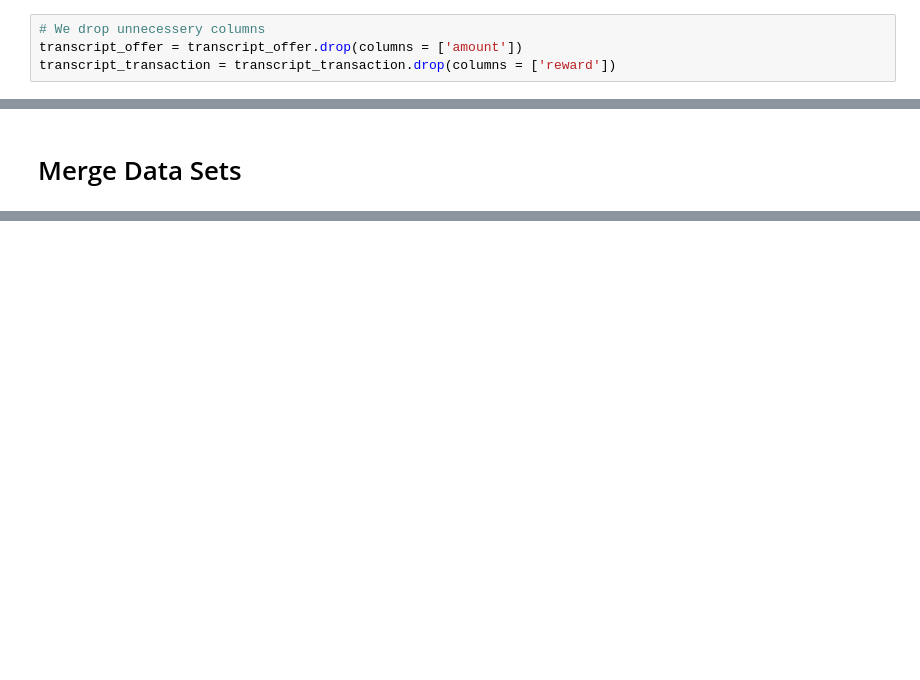
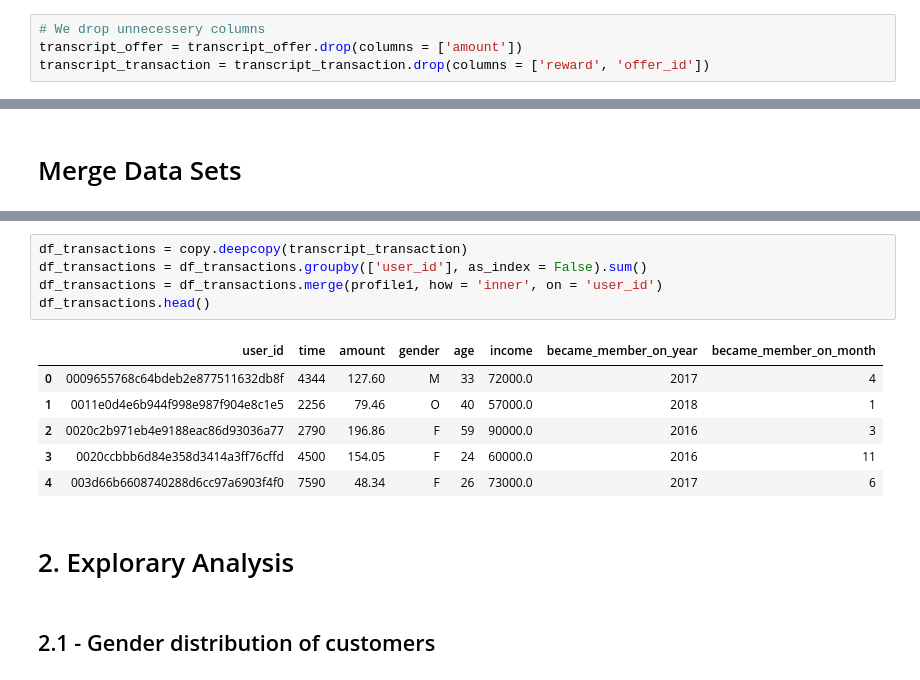
Before and after one commit to chrapkus/starbucks_analysis, a Jupyter notebook: Starbucks_Capstone_notebook.ipynb, the cells around one changed output, grey strips where cells are left out. Drawn from its saved outputs; the diff is of its cells as text; blank space fills up the shorter version.

```diff
--- a/Starbucks_Capstone_notebook.ipynb
+++ b/Starbucks_Capstone_notebook.ipynb
@@ -321,7 +344,7 @@ transcript_transaction = transcript1[transcript1['event'] == 'transaction']
 # %%
 # We drop unnecessery columns
 transcript_offer = transcript_offer.drop(columns = ['amount'])
-transcript_transaction = transcript_transaction.drop(columns = ['reward'])
+transcript_transaction = transcript_transaction.drop(columns = ['reward', 'offer_id'])
 # %%
 # Rename values
 transcript_offer['event'] = transcript_offer['event'].apply(lambda x: '3: offer completed' if x == 'offer completed' else
@@ -414,0 +457,16 @@ transcript_offer[transcript_offer['user_id'] == '0246e7cc7a3d4a98a940cb13776b5b5
+# %%
+df_transactions = copy.deepcopy(transcript_transaction)
+df_transactions = df_transactions.groupby(['user_id'], as_index = False).sum()
+df_transactions = df_transactions.merge(profile1, how = 'inner', on = 'user_id')
+df_transactions.head()
+# %% [output]
+|  | user_id | time | amount | gender | age | income | became_member_on_year | became_member_on_month |
+| 0 | 0009655768c64bdeb2e877511632db8f | 4344 | 127.60 | M | 33 | 72000.0 | 2017 | 4 |
+| 1 | 0011e0d4e6b944f998e987f904e8c1e5 | 2256 | 79.46 | O | 40 | 57000.0 | 2018 | 1 |
+| 2 | 0020c2b971eb4e9188eac86d93036a77 | 2790 | 196.86 | F | 59 | 90000.0 | 2016 | 3 |
+| 3 | 0020ccbbb6d84e358d3414a3ff76cffd | 4500 | 154.05 | F | 24 | 60000.0 | 2016 | 11 |
+| 4 | 003d66b6608740288d6cc97a6903f4f0 | 7590 | 48.34 | F | 26 | 73000.0 | 2017 | 6 |
+# %% [markdown]
+# 2. Explorary Analysis
+# %% [markdown]
+## 2.1 - Gender distribution of customers
```
Also changed, not shown: parts of 42 cells of this notebook, 1 other file.
